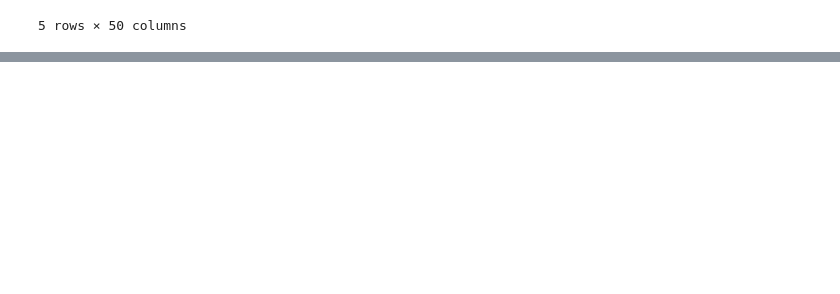
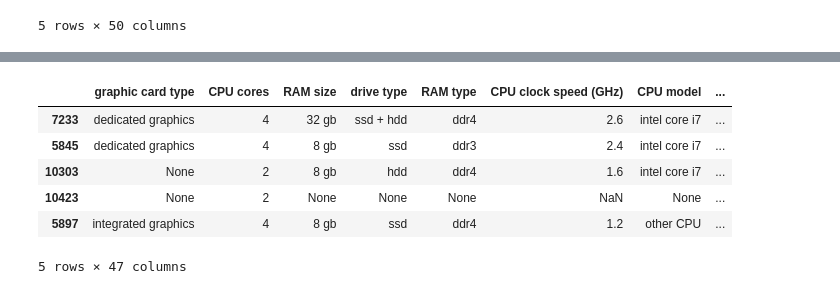
Before and after one commit to alyab16/Laptop-Price-Prediction, a Jupyter notebook: Laptop Price Prediction.ipynb, the cells around one changed output, grey strips where cells are left out. Cells and saved outputs as stored; diff of their text form; code cells hidden in the pictures; blank space fills up the shorter version.

```diff
--- a/Laptop Price Prediction.ipynb
+++ b/Laptop Price Prediction.ipynb
@@ -291,0 +307,14 @@ df.drop(["communications", "multimedia", "input devices"], axis=1)
+# %%
+# Let's split the reolution column into horizontal and vertical resolutions
+
+df[['resolution_horizontal', 'resolution_vertical']] = df['resolution (px)'].str.split(" x ", expand=True)
+df.drop(columns=["resolution (px)"], inplace=True)
+df.head()
+# %% [output]
+|  | graphic card type | CPU cores | RAM size | drive type | RAM type | CPU clock speed (GHz) | CPU model | ... |
+| 7233 | dedicated graphics | 4 | 32 gb | ssd + hdd | ddr4 | 2.6 | intel core i7 | ... |
+| 5845 | dedicated graphics | 4 | 8 gb | ssd | ddr3 | 2.4 | intel core i7 | ... |
+| 10303 | None | 2 | 8 gb | hdd | ddr4 | 1.6 | intel core i7 | ... |
+| 10423 | None | 2 | None | None | None | NaN | None | ... |
+| 5897 | integrated graphics | 4 | 8 gb | ssd | ddr4 | 1.2 | other CPU | ... |
+5 rows × 47 columns
```
Also changed, not shown: parts of 2 cells of this notebook.
